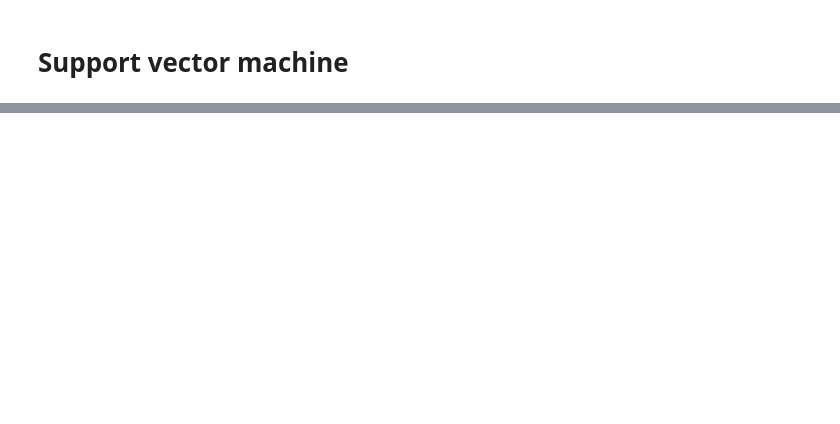
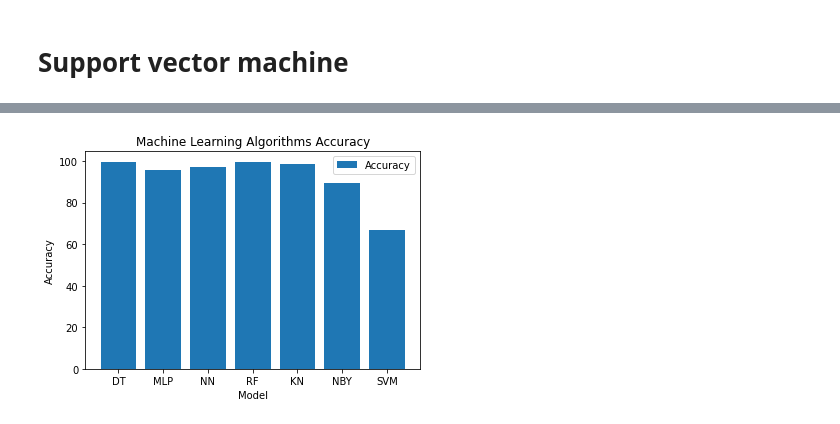
Before and after one commit to MohammadSajjadHossain9648/network-intrusion-detection-system-project, a Jupyter notebook: code.ipynb, the cells around one changed output, grey strips where cells are left out. Cells and saved outputs as stored; diff of their text form; code cells hidden in the pictures; blank space fills up the shorter version.

```diff
--- a/code.ipynb
+++ b/code.ipynb
@@ -319,6 +307,7 @@ weighted avg       0.98      0.98      0.98     12596
 # Naive Bayes
 # %%
 %%time
-nby = BernoulliNB()
-nby = nby.fit(x_train, y_train)
+nby=BernoulliNB()
+execution6=nby.fit(x_train, y_train)
+y_pred=nby.predict(x_test)
 # %% [output]
@@ -410,0 +396,5 @@ weighted avg       0.65      0.54      0.38     12596
+# %%
+algorithms=["DT","MLP","NN","RF","KN","NBY","SVM"]
+scores=[score1,score2,score3,score4,score5,score6,score7]
+errors=[error1,error2,error3,error4,error5,error6,error7]
+executions=[execution1,execution2,execution3,execution4,execution5,execution6,execution7]
@@ -410,0 +430,10 @@ weighted avg       0.65      0.54      0.38     12596
+# %%
+plt.bar(algorithms,scores, label="Accuracy")
+plt.legend()
+plt.xlabel('Model')
+plt.ylabel('Accuracy')
+plt.title('Machine Learning Algorithms Accuracy')
+
+plt.show()
+# %% [output]
+[figure, added]
```
Also changed, not shown: parts of 46 cells of this notebook.
